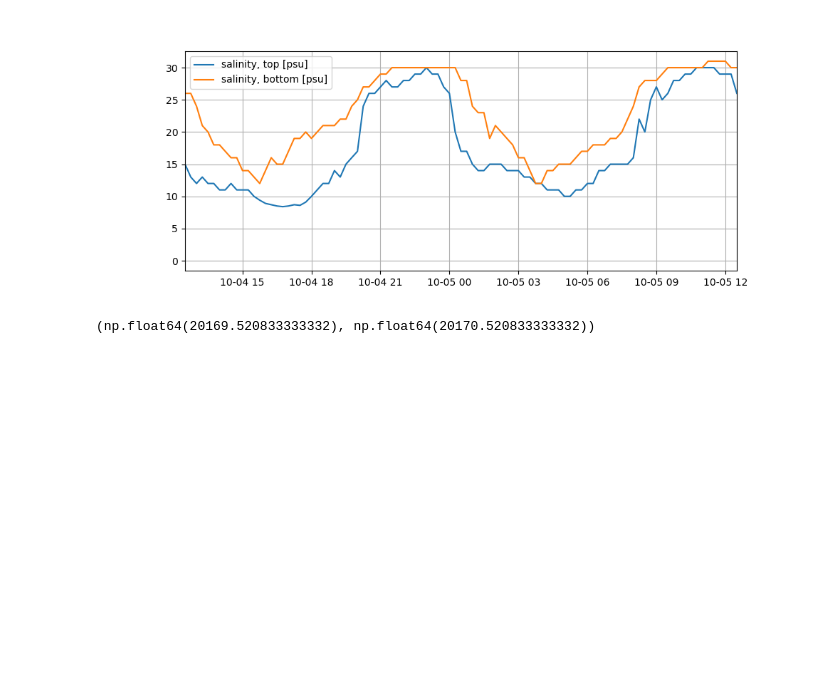
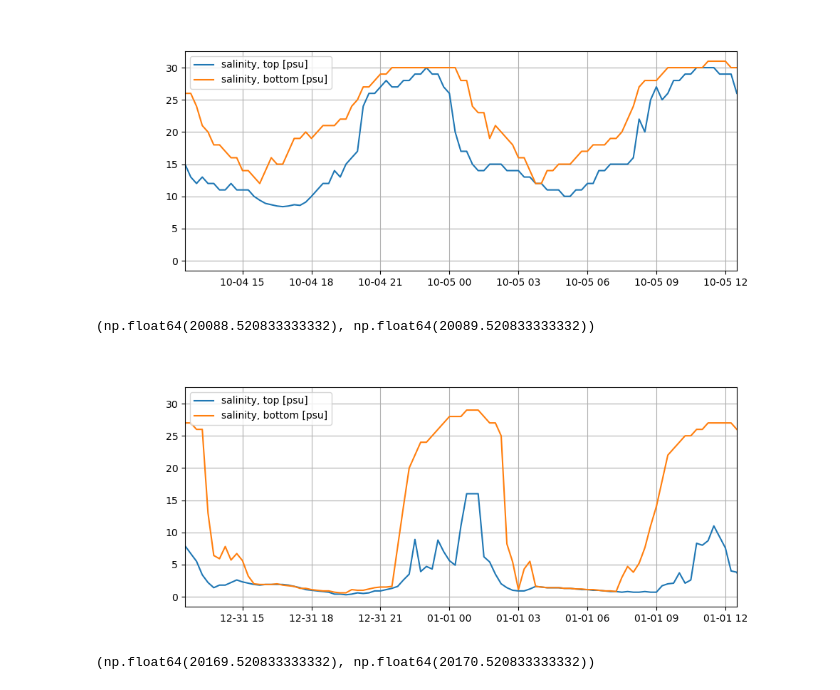
Before and after one commit to ShuwenTan-PO/MARN-3060, a Jupyter notebook: notebooks/Lecture06-Estuary_Circulation_Freshwater_Outflows.ipynb, the cells around one changed output. Saved outputs shown, nothing was run; the diff lists cells and outputs as text; code cells hidden in the pictures; blank space fills up the shorter version.

```diff
--- a/notebooks/Lecture06-Estuary_Circulation_Freshwater_Outflows.ipynb
+++ b/notebooks/Lecture06-Estuary_Circulation_Freshwater_Outflows.ipynb
@@ -107,6 +107,19 @@ ax.set_xlim([pd.to_datetime('2025-10-04 12:30'), pd.to_datetime('2025-10-05 12:3
 # %% [output]
 (np.float64(20365.520833333332), np.float64(20366.520833333332))
 [figure]
+# %%
+# plot salinity at river surface and bottom over a day, Old Lyme
+%matplotlib widget
+fig, ax = plt.subplots(nrows=1, ncols=1, figsize=(10,4))
+ax.plot(pd.to_datetime(salinity_oldlyme.datetime), salinity_oldlyme.salinity_top, label='salinity, top [psu]')
+ax.plot(pd.to_datetime(salinity_oldlyme.datetime), salinity_oldlyme.salinity_bottom, label='salinity, bottom [psu]')
+# ax.plot(pd.to_datetime(gauge_height_oldlyme.datetime), gauge_height_oldlyme.salinity_bottom, label='salinity, bottom [psu]')
+ax.grid(True) # add grids
+ax.legend() # add legends
+ax.set_xlim([pd.to_datetime('2024-12-31 12:30'), pd.to_datetime('2025-01-01 12:30')])
+# %% [output]
+(np.float64(20088.520833333332), np.float64(20089.520833333332))
+[figure, added]
 # %%
 # plot salinity at river surface and bottom over a day, Old Lyme
 %matplotlib widget
```
Also changed, not shown: parts of 7 cells of this notebook, 13 other files.
